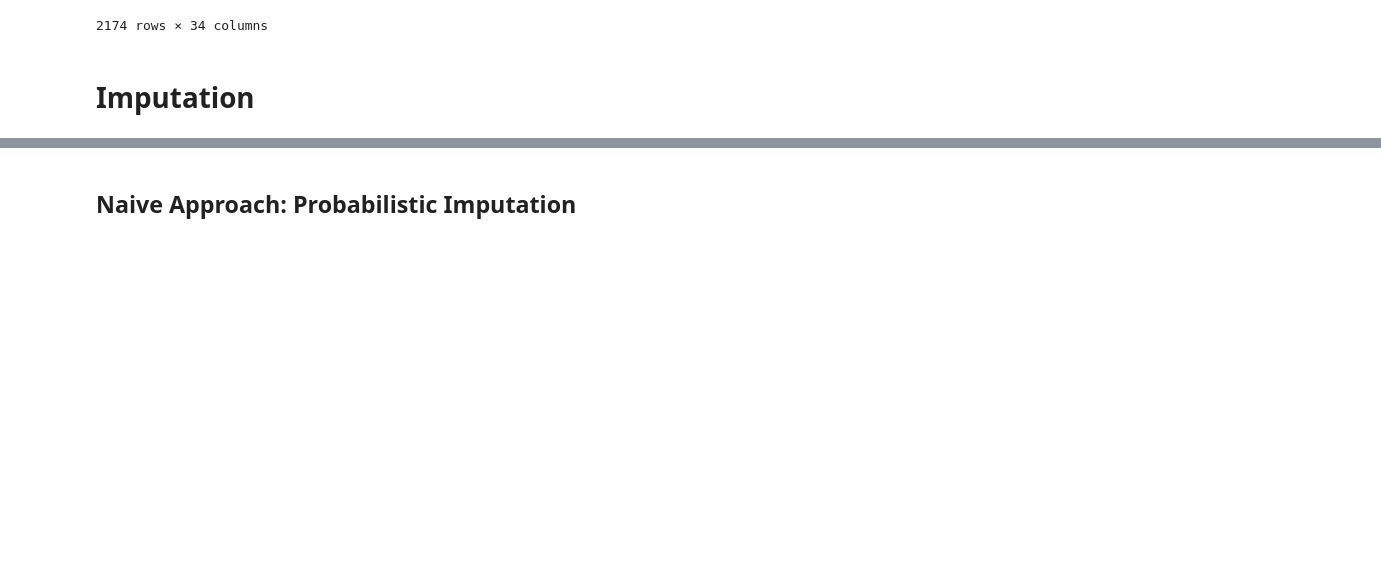
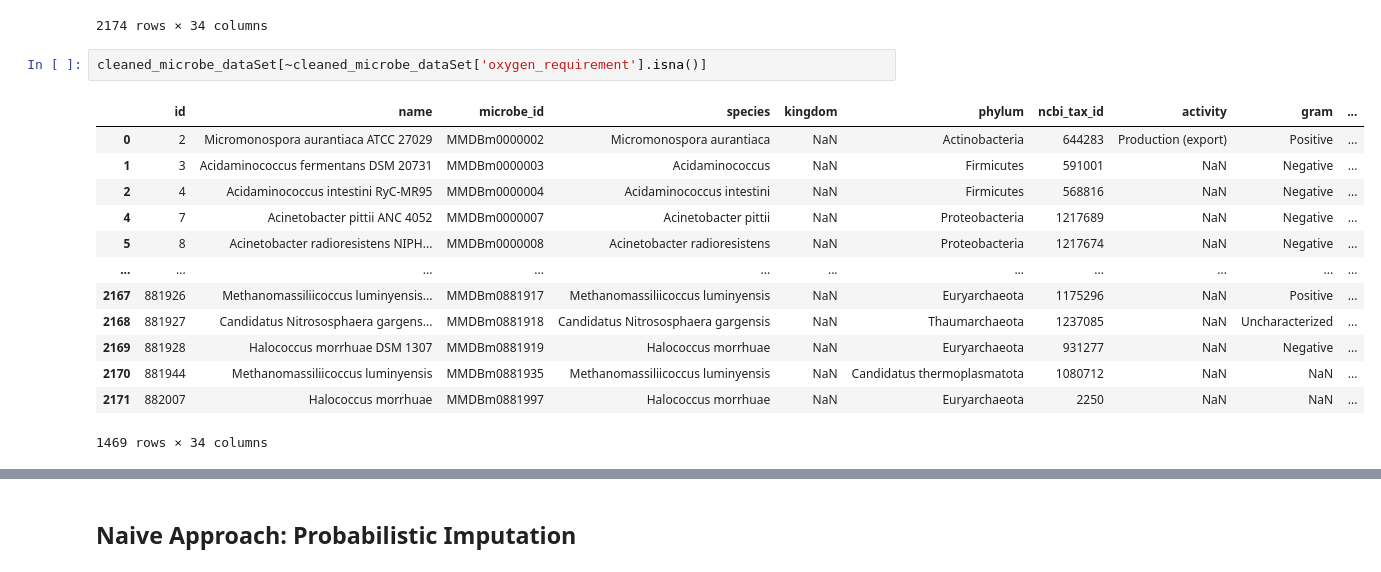
Before and after one commit to g7xu/Exploring_missingness_in_MicrobiomeDataset, a Jupyter notebook: analyzing_data.ipynb, the cells around one changed output, grey strips where cells are left out. Cells and saved outputs as stored; diff of their text form; blank space fills up the shorter version.

```diff
--- a/analyzing_data.ipynb
+++ b/analyzing_data.ipynb
@@ -151,5 +165,19 @@ cleaned_microbe_dataSet
 | 2172 | 882192 | Candidatus Nitrososphaera gargensis | MMDBm0882180 | Candidatus Nitrososphaera gargensis | NaN | Nitrososphaerota | 497727 | NaN | NaN | ... |
 | 2173 | 882193 | Candidatus Methanomassiliicoccus ... | MMDBm0882181 | Candidatus Methanomassiliicoccus ... | NaN | Candidatus thermoplasmatota | 1406512 | NaN | NaN | ... |
 2174 rows × 34 columns
-# %% [markdown]
-# Imputation
+# %%
+cleaned_microbe_dataSet[~cleaned_microbe_dataSet['oxygen_requirement'].isna()]
+# %% [output]
+|  | id | name | microbe_id | species | kingdom | phylum | ncbi_tax_id | activity | gram | ... |
+| 0 | 2 | Micromonospora aurantiaca ATCC 27029 | MMDBm0000002 | Micromonospora aurantiaca | NaN | Actinobacteria | 644283 | Production (export) | Positive | ... |
+| 1 | 3 | Acidaminococcus fermentans DSM 20731 | MMDBm0000003 | Acidaminococcus | NaN | Firmicutes | 591001 | NaN | Negative | ... |
+| 2 | 4 | Acidaminococcus intestini RyC-MR95 | MMDBm0000004 | Acidaminococcus intestini | NaN | Firmicutes | 568816 | NaN | Negative | ... |
+| 4 | 7 | Acinetobacter pittii ANC 4052 | MMDBm0000007 | Acinetobacter pittii | NaN | Proteobacteria | 1217689 | NaN | Negative | ... |
+| 5 | 8 | Acinetobacter radioresistens NIPH... | MMDBm0000008 | Acinetobacter radioresistens | NaN | Proteobacteria | 1217674 | NaN | Negative | ... |
+| ... | ... | ... | ... | ... | ... | ... | ... | ... | ... | ... |
+| 2167 | 881926 | Methanomassiliicoccus luminyensis... | MMDBm0881917 | Methanomassiliicoccus luminyensis | NaN | Euryarchaeota | 1175296 | NaN | Positive | ... |
+| 2168 | 881927 | Candidatus Nitrososphaera gargens... | MMDBm0881918 | Candidatus Nitrososphaera gargensis | NaN | Thaumarchaeota | 1237085 | NaN | Uncharacterized | ... |
+| 2169 | 881928 | Halococcus morrhuae DSM 1307 | MMDBm0881919 | Halococcus morrhuae | NaN | Euryarchaeota | 931277 | NaN | Negative | ... |
+| 2170 | 881944 | Methanomassiliicoccus luminyensis | MMDBm0881935 | Methanomassiliicoccus luminyensis | NaN | Candidatus thermoplasmatota | 1080712 | NaN | NaN | ... |
+| 2171 | 882007 | Halococcus morrhuae | MMDBm0881997 | Halococcus morrhuae | NaN | Euryarchaeota | 2250 | NaN | NaN | ... |
+1469 rows × 34 columns
```
Also changed, not shown: parts of 7 cells of this notebook, 4 other files.
